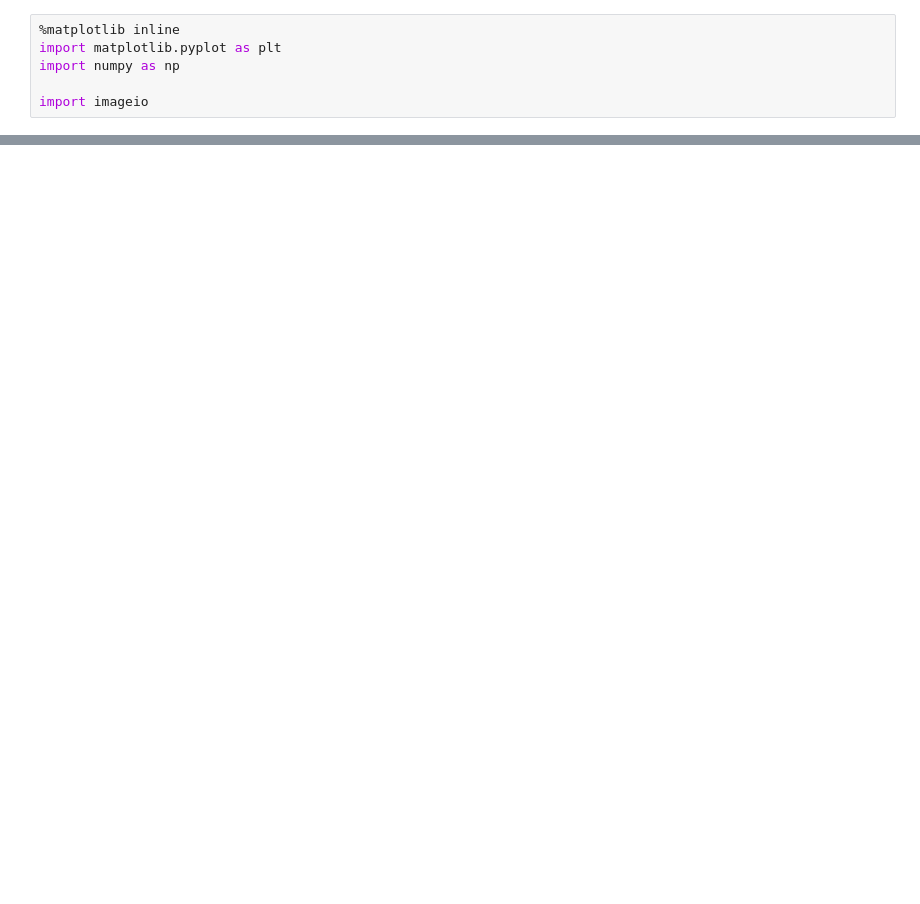
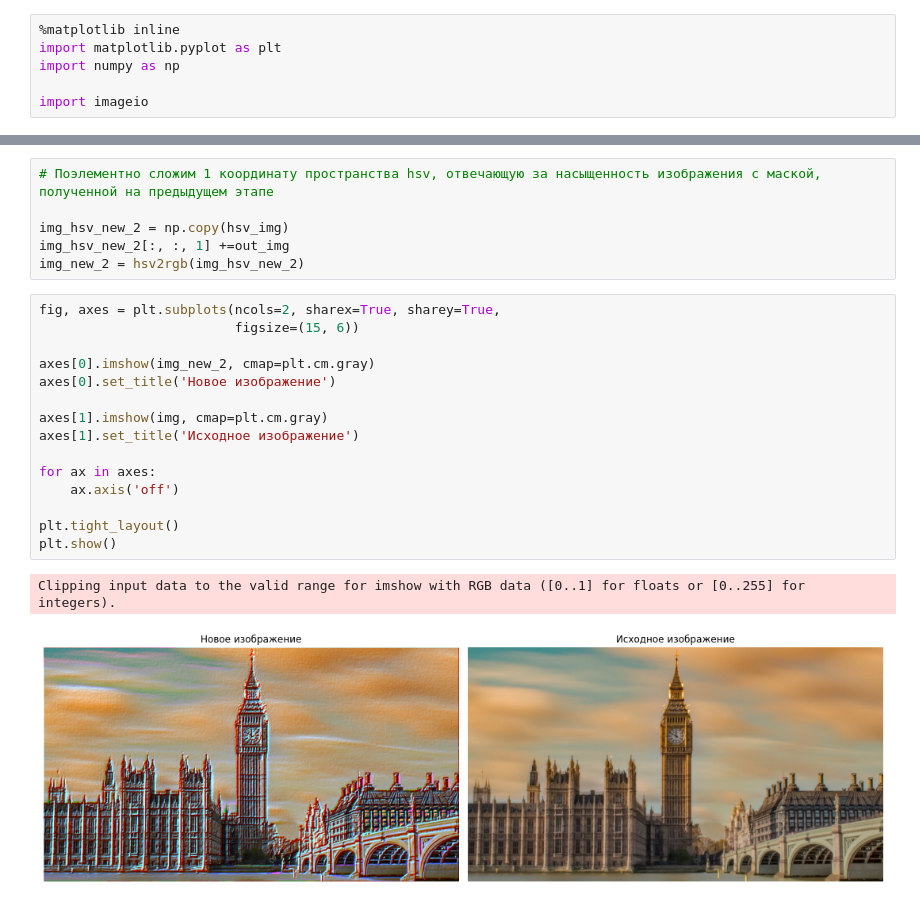
Before and after one commit to salexey1990/gb, a Jupyter notebook: cv/cv01.ipynb, the cells around one changed output, grey strips where cells are left out. Drawn from its saved outputs; the diff is of its cells as text; blank space fills up the shorter version.

```diff
--- a/cv/cv01.ipynb
+++ b/cv/cv01.ipynb
@@ -165,0 +178,24 @@ Clipping input data to the valid range for imshow with RGB data ([0..1] for floa
+# %%
+# Поэлементно сложим 1 координату пространства hsv, отвечающую за насыщенность изображения с маской, полученной на предыдущем этапе
+
+img_hsv_new_2 = np.copy(hsv_img)
+img_hsv_new_2[:, :, 1] +=out_img
+img_new_2 = hsv2rgb(img_hsv_new_2)
+# %%
+fig, axes = plt.subplots(ncols=2, sharex=True, sharey=True,
+                         figsize=(15, 6))
+
+axes[0].imshow(img_new_2, cmap=plt.cm.gray)
+axes[0].set_title('Новое изображение')
+
+axes[1].imshow(img, cmap=plt.cm.gray)
+axes[1].set_title('Исходное изображение')
+
+for ax in axes:
+    ax.axis('off')
+
+plt.tight_layout()
+plt.show()
+# %% [output]
+Clipping input data to the valid range for imshow with RGB data ([0..1] for floats or [0..255] for integers).
+[figure, added]
```
Also changed, not shown: parts of 27 cells of this notebook.
